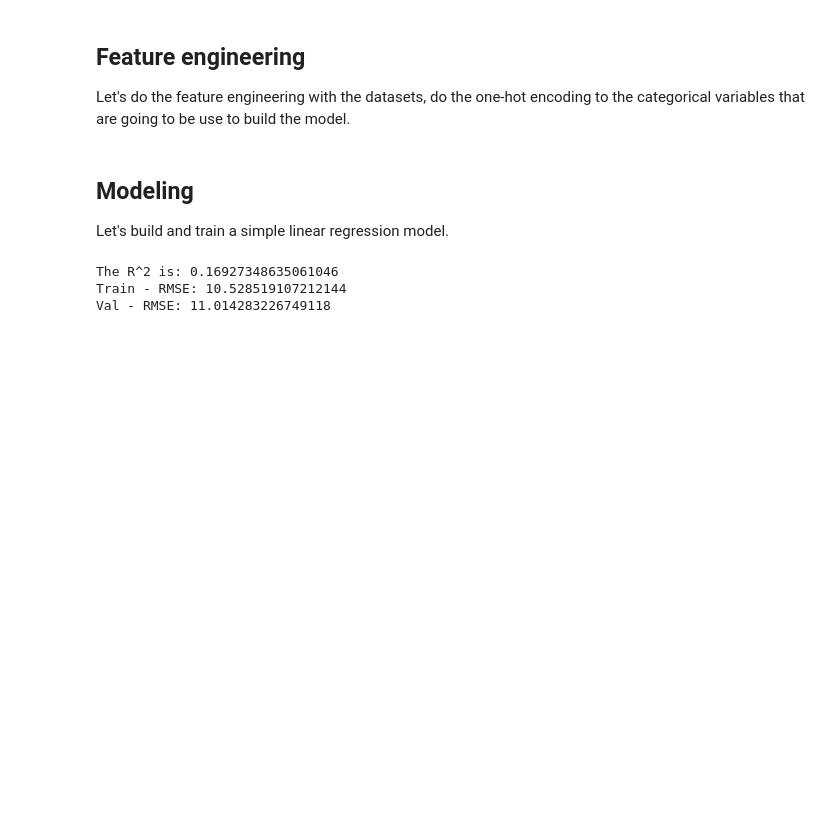
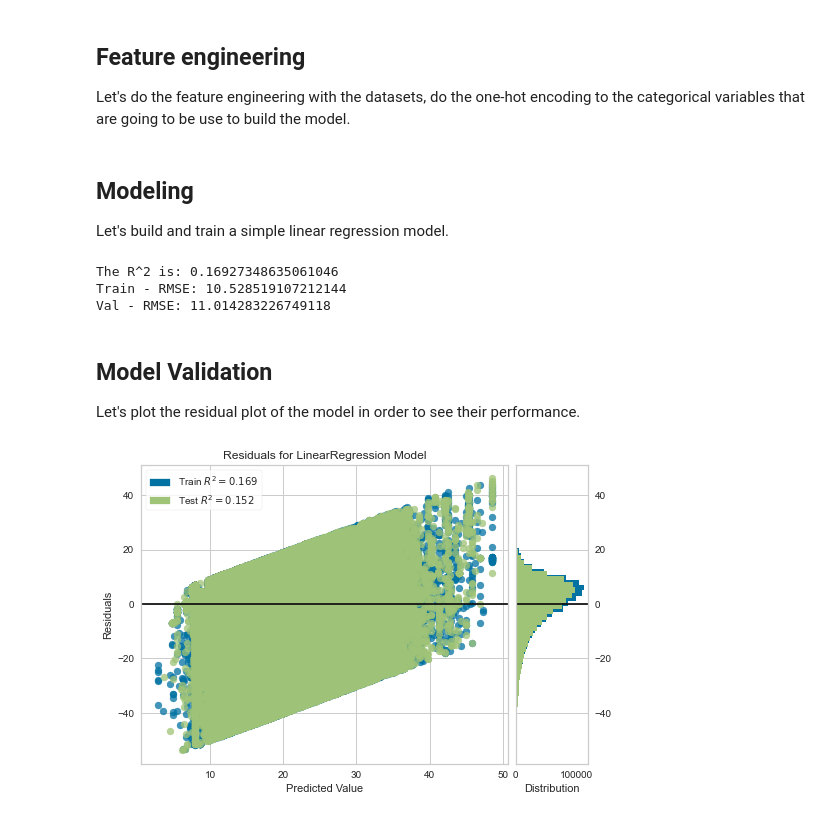
Before and after one commit to Elkinmt19/ml-engineering-dojo, a Jupyter notebook: mlops/mlops-zoomcamp/01_introduction/notebooks/ride-duration-prediction.ipynb, the cells around one changed output. Drawn from its saved outputs; the diff is of its cells as text; code cells hidden in the pictures; blank space fills up the shorter version.

Commit message:
Added the calculation of the residuals plot to the model

```diff
--- a/mlops/mlops-zoomcamp/01_introduction/notebooks/ride-duration-prediction.ipynb
+++ b/mlops/mlops-zoomcamp/01_introduction/notebooks/ride-duration-prediction.ipynb
@@ -117,3 +118,15 @@ Val - RMSE: 11.014283226749118
 # Save the model
 with open('../models/lin_reg.bin', 'wb') as f_out:
     pickle.dump((dv, lr), f_out)
+# %% [markdown]
+## Model Validation
+Let's plot the residual plot of the model in order to see their performance.
+# %%
+# Build and train the model and make the residual plot visualization using yellowbrick module
+visualizer = ResidualsPlot(lr)
+
+visualizer.fit(X_train, y_train)  # Fit the training data to the visualizer
+visualizer.score(X_val, y_val)  # Evaluate the model on the test data
+visualizer.show();
+# %% [output]
+[figure, added]
```
Also changed, not shown: parts of 1 cell of this notebook.
